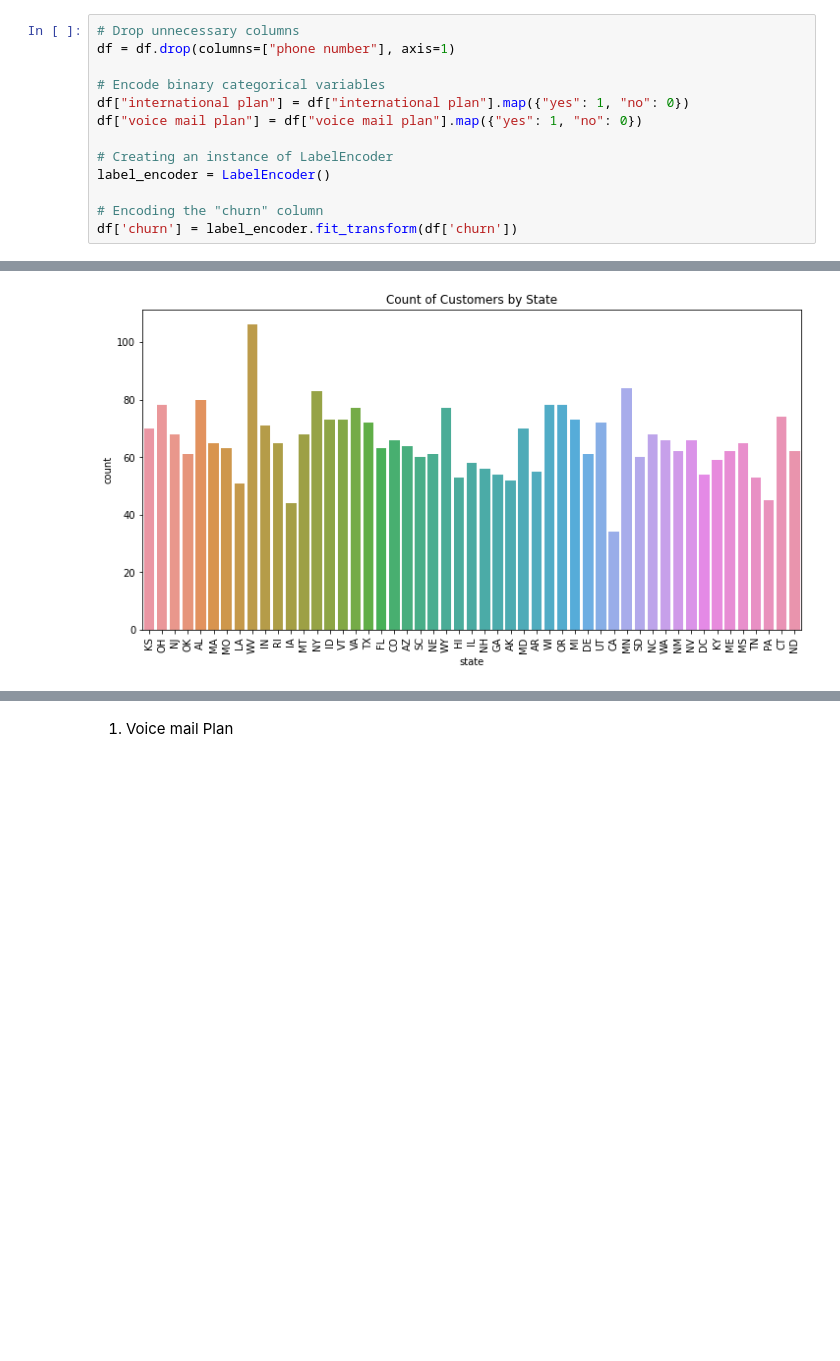
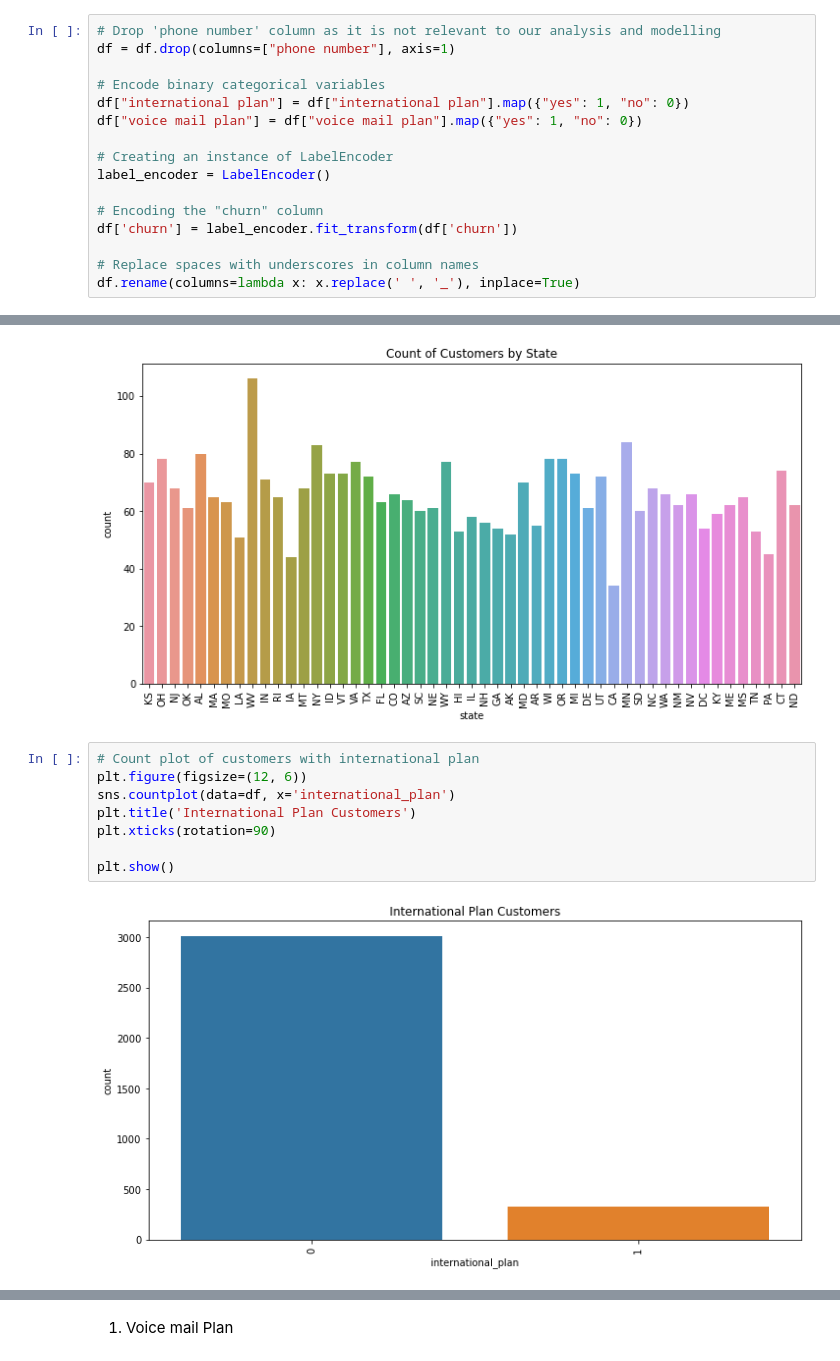
Before and after one commit to pauline-ndungu/SyriaTel-Customer-Churn-Prediction-Project, a Jupyter notebook: index.ipynb, the cells around one changed output, grey strips where cells are left out. Cells and saved outputs as stored; diff of their text form; blank space fills up the shorter version.

Commit message:
Univariate Analysis

```diff
--- a/index.ipynb
+++ b/index.ipynb
@@ -206,5 +212,5 @@ The following tasks are performed to ensure the data is ready for modeling:
 # %%
-# Drop unnecessary columns
+# Drop 'phone number' column as it is not relevant to our analysis and modelling
 df = df.drop(columns=["phone number"], axis=1)
 
 # Encode binary categorical variables
@@ -216,3 +222,6 @@ label_encoder = LabelEncoder()
 
 # Encoding the "churn" column
 df['churn'] = label_encoder.fit_transform(df['churn'])
+
+# Replace spaces with underscores in column names
+df.rename(columns=lambda x: x.replace(' ', '_'), inplace=True)
@@ -319,3 +316,13 @@ plt.xticks(rotation=90)
 plt.show()
 # %% [output]
 [figure]
+# %%
+# Count plot of customers with international plan
+plt.figure(figsize=(12, 6))
+sns.countplot(data=df, x='international_plan')
+plt.title('International Plan Customers')
+plt.xticks(rotation=90)
+
+plt.show()
+# %% [output]
+[figure, added]
```
Also changed, not shown: parts of 54 cells of this notebook.
